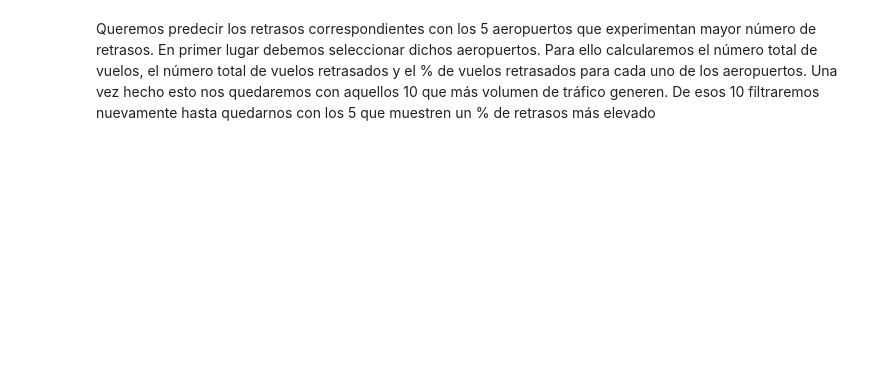
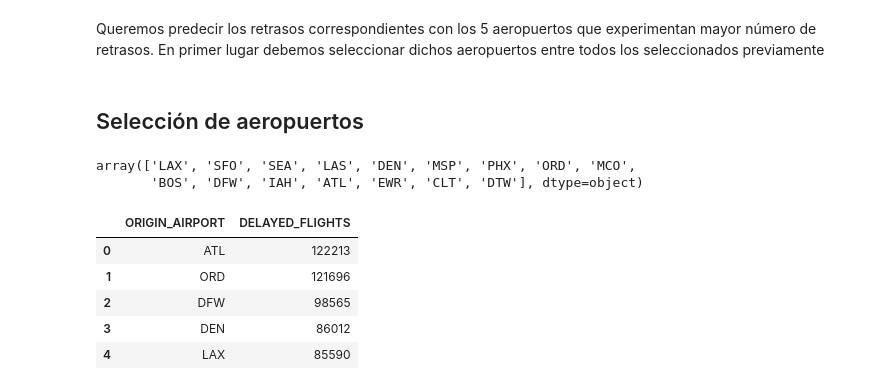
Before and after one commit to inesgfortis/Aircraft_Delays_Analysis, a Jupyter notebook: Forecast/Preprocessing.ipynb, the cells around one changed output. Drawn from its saved outputs; the diff is of its cells as text; code cells hidden in the pictures; blank space fills up the shorter version.

```diff
--- a/Forecast/Preprocessing.ipynb
+++ b/Forecast/Preprocessing.ipynb
@@ -6,22 +7,29 @@ pd.set_option('display.max_columns', None)
+# %% [markdown]
+Queremos predecir los retrasos correspondientes con los 5 aeropuertos que experimentan mayor número de retrasos. En primer lugar debemos seleccionar dichos aeropuertos entre todos los seleccionados previamente
+# %% [markdown]
+## Selección de aeropuertos
 # %%
-# Lectura de datos
-df = pd.read_parquet("../Preprocessing/flightsCleaned.parquet")
+# Lectura de datos previamente limpiados
+df = pd.read_parquet("../Preprocessing/flightsFilteredCleaned.parquet")
+df['ORIGIN_AIRPORT'].unique()
+# %% [output]
+array(['LAX', 'SFO', 'SEA', 'LAS', 'DEN', 'MSP', 'PHX', 'ORD', 'MCO',
+       'BOS', 'DFW', 'IAH', 'ATL', 'EWR', 'CLT', 'DTW'], dtype=object)
-# %% [markdown]
-Queremos predecir los retrasos correspondientes con los 5 aeropuertos que experimentan mayor número de retrasos. En primer lugar debemos seleccionar dichos aeropuertos. Para ello calcularemos el número total de vuelos, el número total de vuelos retrasados y el % de vuelos retrasados para cada uno de los aeropuertos. Una vez hecho esto nos quedaremos con aquellos 10 que más volumen de tráfico generen. De esos 10 filtraremos nuevamente hasta quedarnos con los 5 que muestren un % de retrasos más elevado
 # %%
-# Agrupos los datos de vuelos por aeropuesrtos
-airports = pd.DataFrame(df.groupby(df['ORIGIN_AIRPORT'])["FLIGHT_NUMBER"].count())
-airports = airports.rename(columns={"FLIGHT_NUMBER":"TOTAL_FLIGHTS"})
-airports["DELAYED_FLIGHTS"] =  df[df["ARRIVAL_DELAY"]>0].groupby(df['ORIGIN_AIRPORT'])["FLIGHT_NUMBER"].count()
-airports["DELAY_PERCENTAGE"] = np.round(airports['DELAYED_FLIGHTS']/airports['TOTAL_FLIGHTS']*100,2)
+# De todos estos aeropuertos seleccionamos los 5 con mayor numero de retrasos
+# Agrupamos los datos de vuelos que experimentan retraso por aeropuertos
+airports =  pd.DataFrame(df[df["ARRIVAL_DELAY"]>0].groupby(df['ORIGIN_AIRPORT'])["FLIGHT_NUMBER"].count()).reset_index()
+airports = airports.rename(columns={"FLIGHT_NUMBER":"DELAYED_FLIGHTS"})
 
 # Ordenamos los aeropuertos de tal manera que los 5 con mayor % de retrasos aparezcan los primeros
-airports = airports.sort_values('TOTAL_FLIGHTS',ascending=False)
-airports = airports.reset_index(level=0, drop=False)
+airports = airports.sort_values('DELAYED_FLIGHTS',ascending=False)
+airports = airports.reset_index(level=0, drop=True)
 
-# Seleccionamos el top 10 trafico aereo
-top_10 = airports.loc[0:9]
-top_10 = list(top_10['ORIGIN_AIRPORT'])
-
-# Filtramos nuestros datos para quedarnos únicamente con los correspondientes a dichos aeropuertos
-top_10_df = df[df.ORIGIN_AIRPORT.isin(top_10)]
+airports.head()
+# %% [output]
+|  | ORIGIN_AIRPORT | DELAYED_FLIGHTS |
+| 0 | ATL | 122213 |
+| 1 | ORD | 121696 |
+| 2 | DFW | 98565 |
+| 3 | DEN | 86012 |
+| 4 | LAX | 85590 |
```
Also changed, not shown: parts of 13 cells of this notebook, 13 other files.
